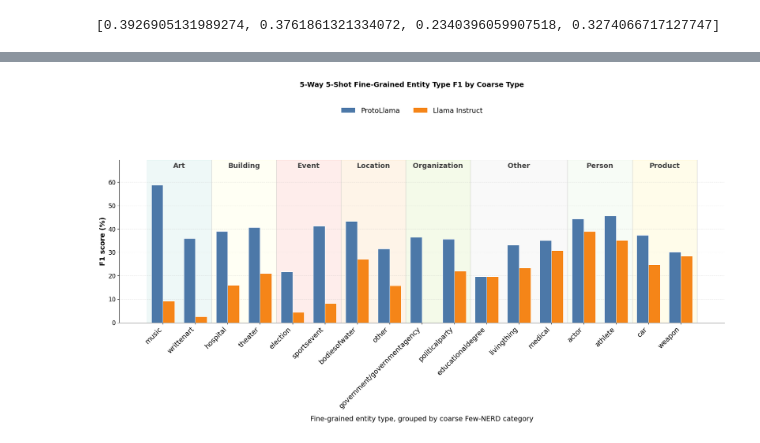
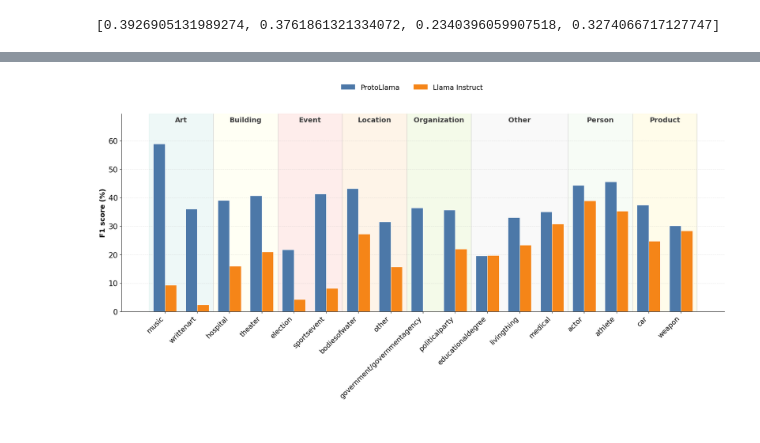
Before and after one commit to philipmunster/NLP-exam-Few-NERD, a Jupyter notebook: proto-results-eda.ipynb, the cells around one changed output, grey strips where cells are left out. Drawn from its saved outputs; the diff is of its cells as text; code cells hidden in the pictures.

```diff
--- a/proto-results-eda.ipynb
+++ b/proto-results-eda.ipynb
@@ -196,39 +199,32 @@ for coarse_type, group in category_order.groupby("coarse_type", sort=False):
         ha="center",
         va="top",
         fontsize=14,
         fontweight="bold",
         color="0.25",
     )
 
-fig.suptitle(
-    "5-Way 5-Shot Fine-Grained Entity Type F1 by Coarse Type",
-    fontsize=14,
-    fontweight="bold",
-    y=0.98,
-)
 ax.set_ylabel("F1 score (%)", fontsize=14, fontweight="bold")
-ax.set_xlabel("Fine-grained entity type, grouped by coarse Few-NERD category", fontsize=14, labelpad=12)
 ax.set_xticks(x)
 ax.set_xticklabels(category_order["fine_type"], rotation=45, ha="right", fontsize=14)
 ax.set_ylim(0, ymax)
 ax.grid(axis="y", alpha=0.25, linestyle="--", linewidth=0.8)
 ax.set_axisbelow(True)
 ax.spines[["top", "right"]].set_visible(False)
 
 model_handles = [Patch(facecolor=model_colors[model], label=model) for model in model_order]
 fig.legend(
     handles=model_handles,
     loc="upper center",
     bbox_to_anchor=(0.5, 0.925),
     frameon=False,
     fontsize=14,
     ncol=2,
 )
 
-plt.tight_layout(rect=[0, 0, 1, 0.82])
+plt.tight_layout(rect=[0, 0, 1, 0.85])
 Path("figures").mkdir(exist_ok=True)
 fig.savefig("figures/protollama_vs_llama_instruct_5way_5shot_fine_by_coarse.png", dpi=300, bbox_inches="tight")
 fig.savefig("figures/protollama_vs_llama_instruct_5way_5shot_fine_by_coarse.pdf", bbox_inches="tight")
 plt.show()
 # %% [output]
-[figure, old version]
+[figure, new version]
```
Also changed, not shown: parts of 5 cells of this notebook, 29 other files.
